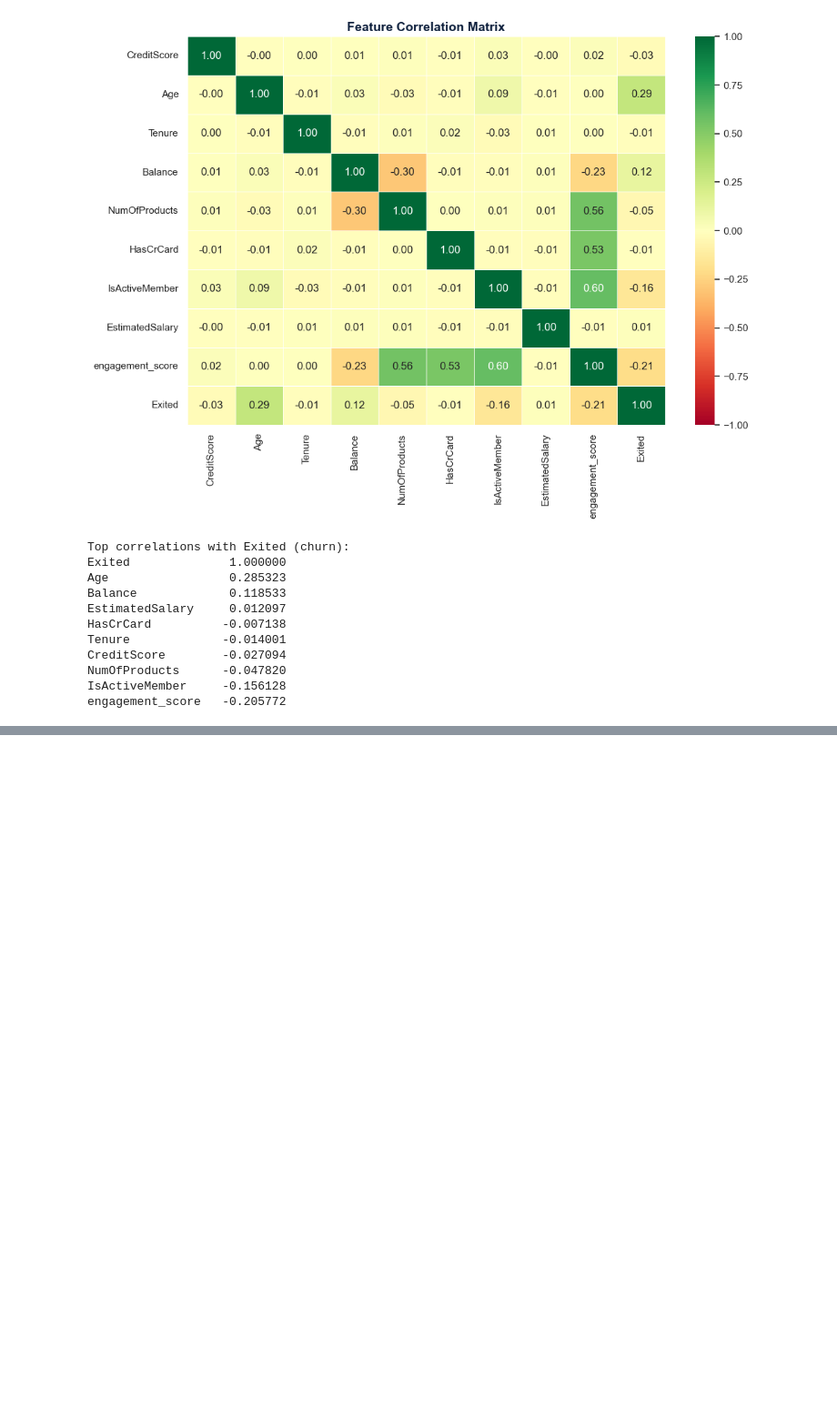
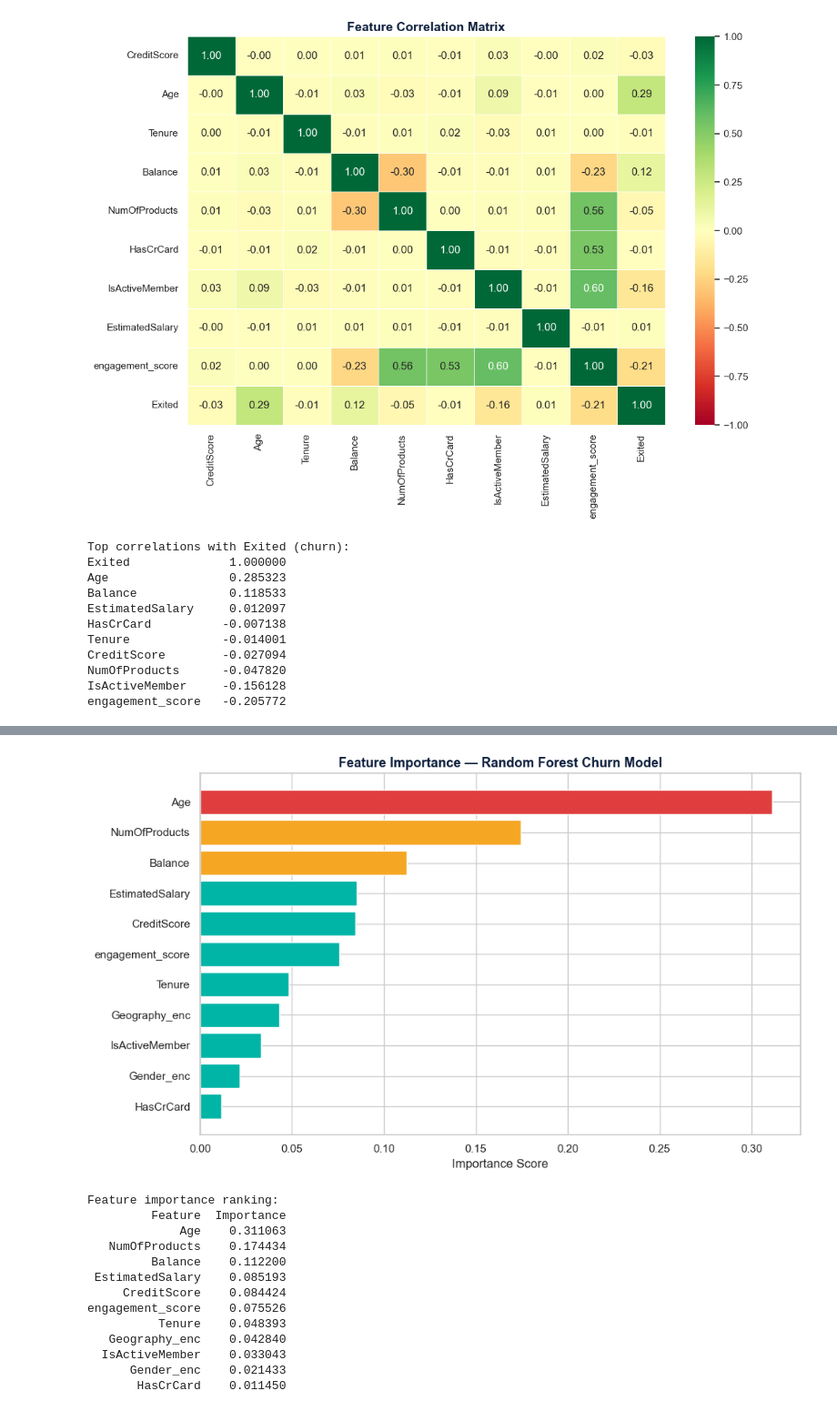
Before and after one commit to Estthorpe/data-analytics-2026, a Jupyter notebook: project-01-finance-retail-churn/notebooks/churn_analysis.ipynb, the cells around one changed output, grey strips where cells are left out. Shown at 91% size. Cells and saved outputs as stored; diff of their text form; code cells hidden in the pictures; blank space fills up the shorter version.

```diff
--- a/project-01-finance-retail-churn/notebooks/churn_analysis.ipynb
+++ b/project-01-finance-retail-churn/notebooks/churn_analysis.ipynb
@@ -488,0 +746,44 @@ engagement_score   -0.205772
+# %%
+importance_df = pd.DataFrame({
+    'Feature':   features,
+    'Importance': rf.feature_importances_
+}).sort_values('Importance', ascending=True)
+
+fig, ax = plt.subplots(figsize=(10, 6))
+
+colors = [RED   if i == len(importance_df) - 1 else
+          GOLD  if i >= len(importance_df) - 3 else
+          TEAL
+          for i in range(len(importance_df))]
+
+ax.barh(importance_df['Feature'],
+        importance_df['Importance'],
+        color=colors)
+
+ax.set_title('Feature Importance — Random Forest Churn Model',
+             fontsize=13, fontweight='bold', color=NAVY)
+ax.set_xlabel('Importance Score')
+
+plt.tight_layout()
+plt.savefig(OUTPUTS_PATH / 'viz_09_feature_importance.png',
+            dpi=150, bbox_inches='tight')
+plt.show()
+
+print("\nFeature importance ranking:")
+print(importance_df.sort_values('Importance',
+      ascending=False).to_string(index=False))
+# %% [output]
+[figure, added]
+Feature importance ranking:
+         Feature  Importance
+             Age    0.311063
+   NumOfProducts    0.174434
+         Balance    0.112200
+ EstimatedSalary    0.085193
+     CreditScore    0.084424
+engagement_score    0.075526
+          Tenure    0.048393
+   Geography_enc    0.042840
+  IsActiveMember    0.033043
+      Gender_enc    0.021433
+       HasCrCard    0.011450
```
Also changed, not shown: parts of 14 cells of this notebook, 2 other files.
